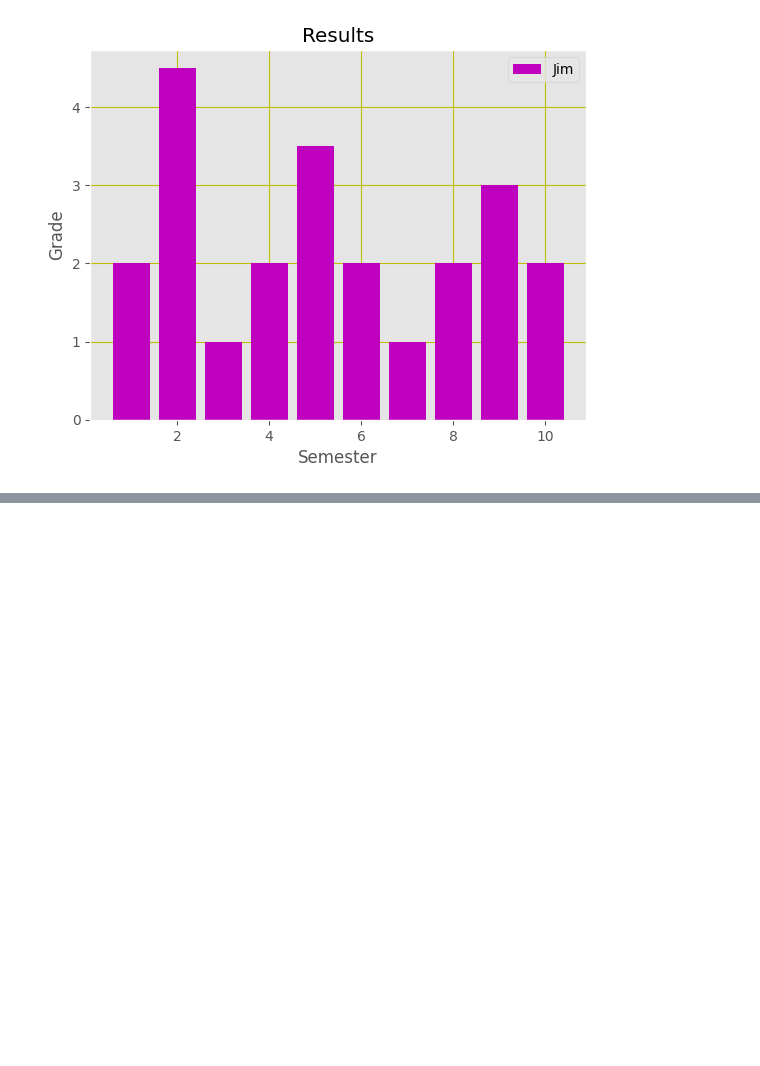
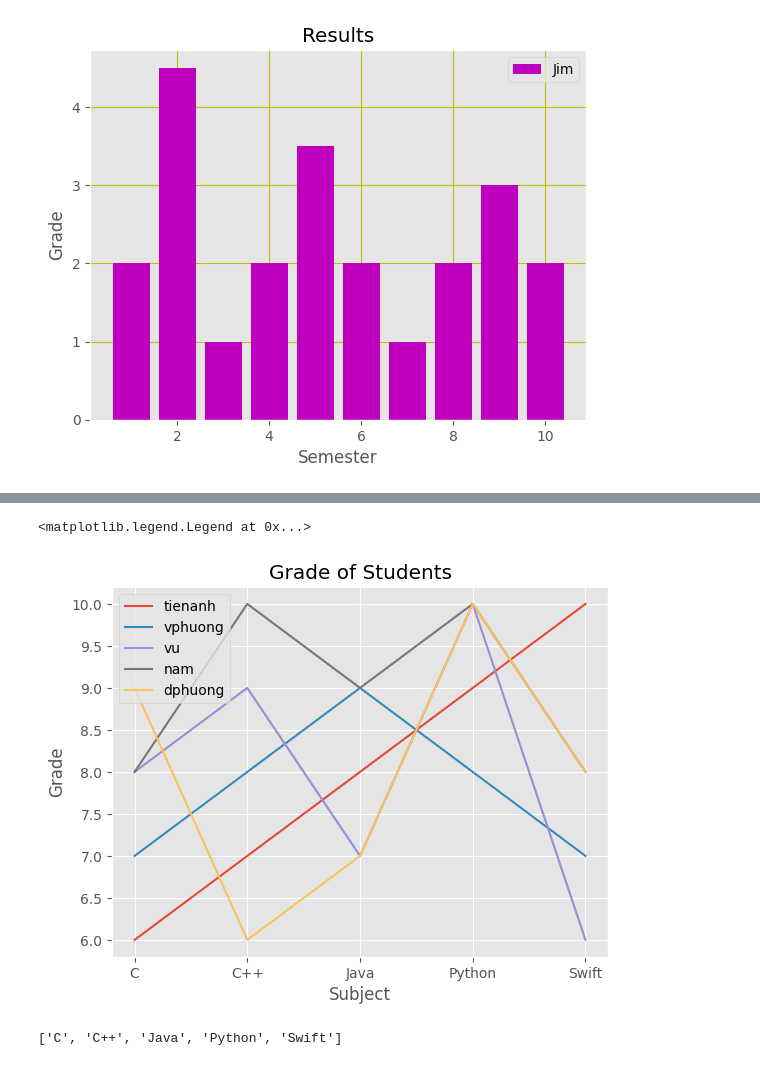
Before and after one commit to tien226anh/school_docs, a Jupyter notebook: intel_system/homeworks/bai1/no1_8.ipynb, the cells around one changed output, grey strips where cells are left out. Drawn from its saved outputs; the diff is of its cells as text; code cells hidden in the pictures; blank space fills up the shorter version.

```diff
--- a/intel_system/homeworks/bai1/no1_8.ipynb
+++ b/intel_system/homeworks/bai1/no1_8.ipynb
@@ -80,0 +139,34 @@ plt.grid(True, color="y")
+# %%
+plt.plot(
+  subjects,
+  tienanh_grade,
+  label="tienanh",
+  )
+plt.plot(
+  subjects,
+  vphuong_grade,
+  label="vphuong",
+  )
+plt.plot(
+  subjects,
+  vu_grade,
+  label="vu",
+  )
+plt.plot(
+  subjects,
+  nam_grade,
+  label="nam",
+  )
+plt.plot(
+  subjects,
+  dphuong_grade,
+  label="dphuong",
+  )
+
+plt.xlabel("Subject")
+plt.ylabel("Grade")
+plt.title("Grade of Students")
+plt.legend()
+# %% [output]
+<matplotlib.legend.Legend at 0x...>
+[figure, added]
@@ -80,0 +177,7 @@ plt.grid(True, color="y")
+# %%
+style.use('ggplot')
+
+subjects = subjects.tolist()
+subjects
+# %% [output]
+['C', 'C++', 'Java', 'Python', 'Swift']
```
Also changed, not shown: parts of 8 cells of this notebook, 40 other files.
